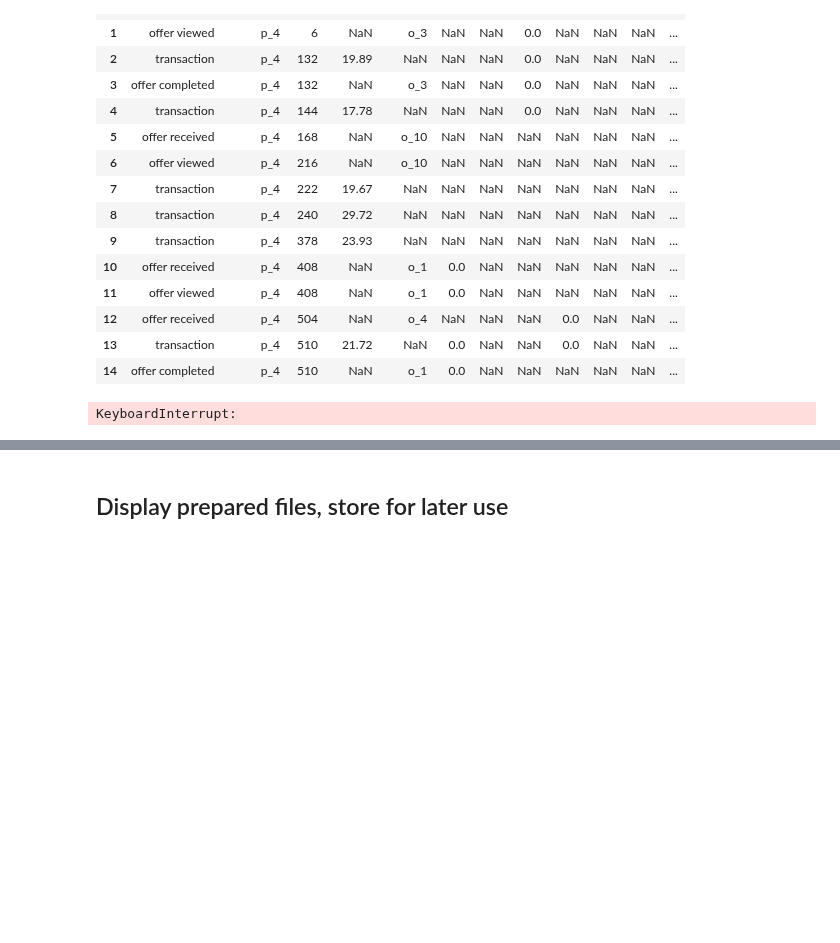
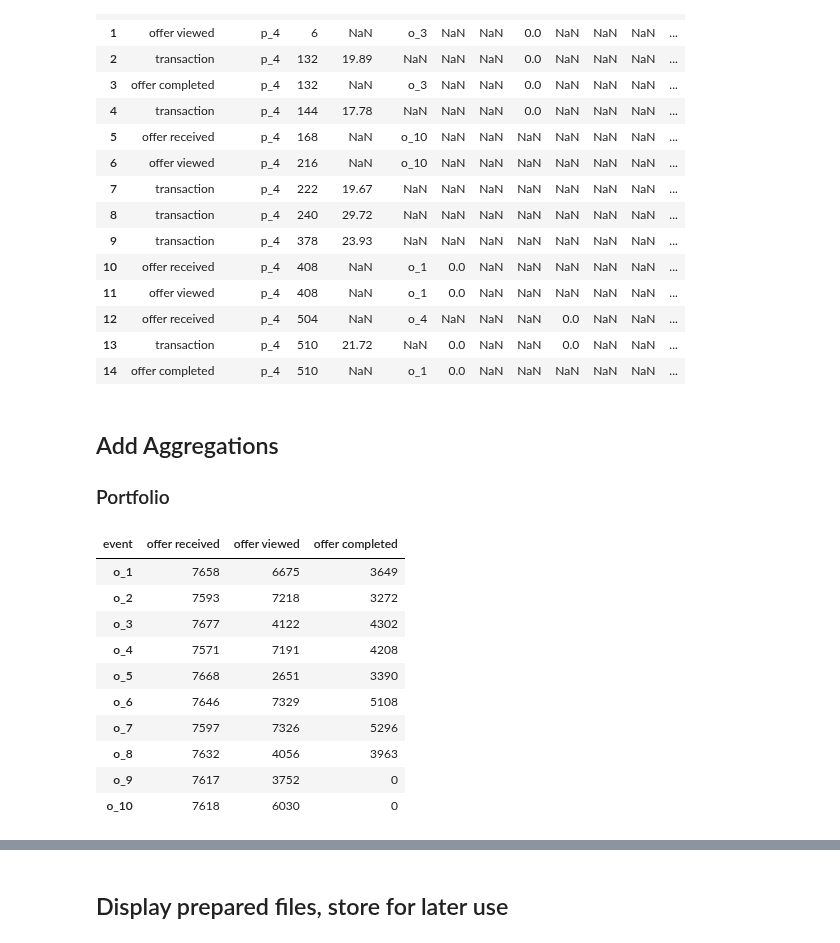
Before and after one commit to rbuerki/segmentation-challenge-starbucks, a Jupyter notebook: 1-data_prep.ipynb, the cells around one changed output, grey strips where cells are left out. Drawn from its saved outputs; the diff is of its cells as text; code cells hidden in the pictures; blank space fills up the shorter version.

```diff
--- a/1-data_prep.ipynb
+++ b/1-data_prep.ipynb
@@ -566,10 +591,34 @@ def flag_for_activation(df_extended, flag=1):
     df_flagged = df_extended
     return df_flagged
 # %%
-# call function
+# call function - ATTENTION: runtime approx 30 hours ...
 
-transcript_flagged = flag_for_activation(transcript_extended, flag=1)
+transcript_flagged = flag_for_activation(transcript_extended)
-# %% [output]
-KeyboardInterrupt:
 # %%
 transcript_flagged.head(15)
+# %% [markdown]
+## Add Aggregations
+
+### Portfolio
+# %%
+"""add aggregated promo data"""  # note: views and completion are only counted if within duration of actual offer
+
+promo_grouped = transcript_extended.groupby(['event', 'offer_id']).count()
+promo_grouped.drop(['person_id', 'amount', 'time'], axis=1, inplace=True)
+promo_grouped = promo_grouped.groupby('event').agg(np.sum).T
+promo_grouped = promo_grouped.reindex(columns = list(['offer received', 'offer viewed', 'offer completed']))
+
+# check new dataframe
+display(promo_grouped)
+# %% [output]
+| event | offer received | offer viewed | offer completed |
+| o_1 | 7658 | 6675 | 3649 |
+| o_2 | 7593 | 7218 | 3272 |
+| o_3 | 7677 | 4122 | 4302 |
+| o_4 | 7571 | 7191 | 4208 |
+| o_5 | 7668 | 2651 | 3390 |
+| o_6 | 7646 | 7329 | 5108 |
+| o_7 | 7597 | 7326 | 5296 |
+| o_8 | 7632 | 4056 | 3963 |
+| o_9 | 7617 | 3752 | 0 |
+| o_10 | 7618 | 6030 | 0 |
```
Also changed, not shown: parts of 12 cells of this notebook.
